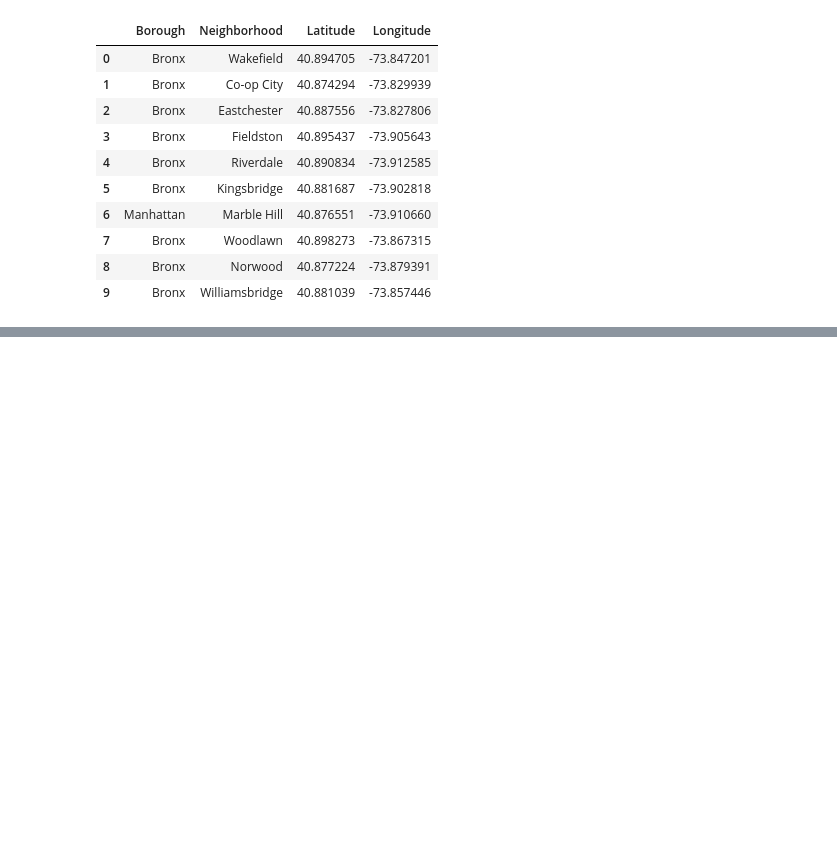
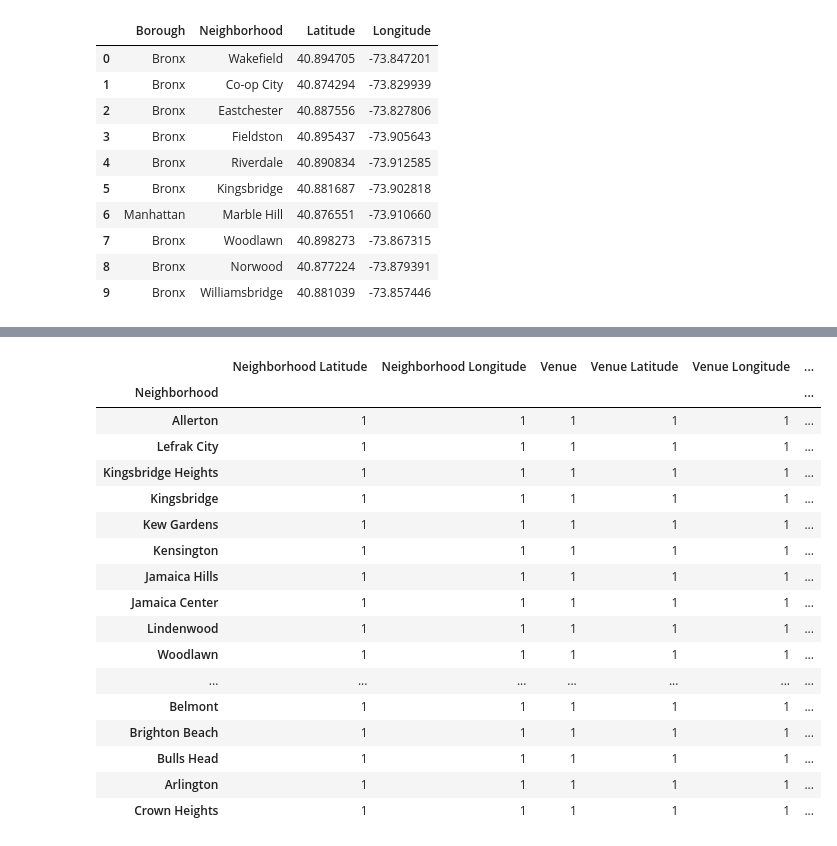
Before and after one commit to daniellarndorfer/Capstone_Coursera, a Jupyter notebook: Capstone Project - The Battle of Neighborhoods.ipynb, the cells around one changed output, grey strips where cells are left out. Drawn from its saved outputs; the diff is of its cells as text; code cells hidden in the pictures; blank space fills up the shorter version.

```diff
--- a/Capstone Project - The Battle of Neighborhoods.ipynb
+++ b/Capstone Project - The Battle of Neighborhoods.ipynb
@@ -260,0 +398,24 @@ The geograpical coordinate of New York City are 40.7127281, -74.0060152.
+# %%
+NewYork=newyork_venues.groupby('Neighborhood').count()
+NewYork=NewYork.sort_values('Venue', ascending=True)
+# %%
+NewYork.head(50)
+# %% [output]
+|  | Neighborhood Latitude | Neighborhood Longitude | Venue | Venue Latitude | Venue Longitude | ... |
+| Neighborhood |  |  |  |  |  | ... |
+| Allerton | 1 | 1 | 1 | 1 | 1 | ... |
+| Lefrak City | 1 | 1 | 1 | 1 | 1 | ... |
+| Kingsbridge Heights | 1 | 1 | 1 | 1 | 1 | ... |
+| Kingsbridge | 1 | 1 | 1 | 1 | 1 | ... |
+| Kew Gardens | 1 | 1 | 1 | 1 | 1 | ... |
+| Kensington | 1 | 1 | 1 | 1 | 1 | ... |
+| Jamaica Hills | 1 | 1 | 1 | 1 | 1 | ... |
+| Jamaica Center | 1 | 1 | 1 | 1 | 1 | ... |
+| Lindenwood | 1 | 1 | 1 | 1 | 1 | ... |
+| Woodlawn | 1 | 1 | 1 | 1 | 1 | ... |
+| ... | ... | ... | ... | ... | ... | ... |
+| Belmont | 1 | 1 | 1 | 1 | 1 | ... |
+| Brighton Beach | 1 | 1 | 1 | 1 | 1 | ... |
+| Bulls Head | 1 | 1 | 1 | 1 | 1 | ... |
+| Arlington | 1 | 1 | 1 | 1 | 1 | ... |
+| Crown Heights | 1 | 1 | 1 | 1 | 1 | ... |
```
Also changed, not shown: parts of 7 cells of this notebook.
